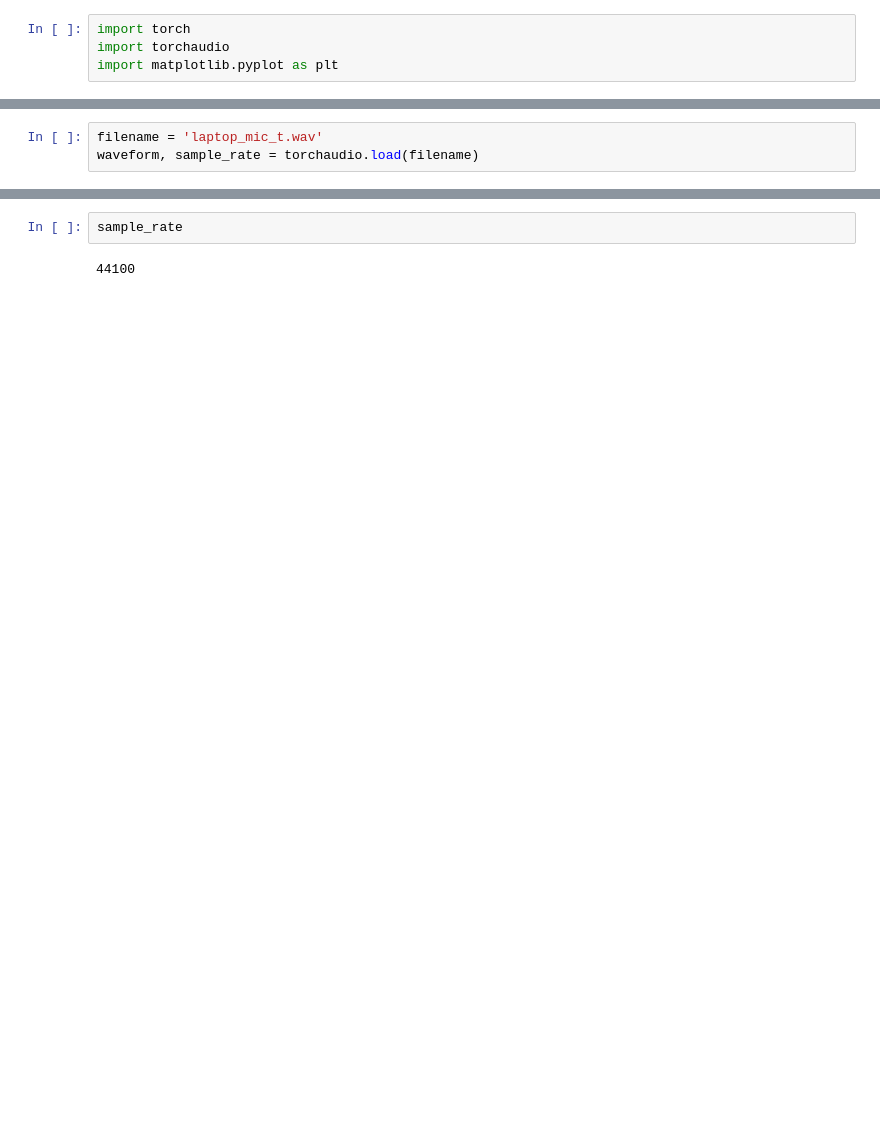
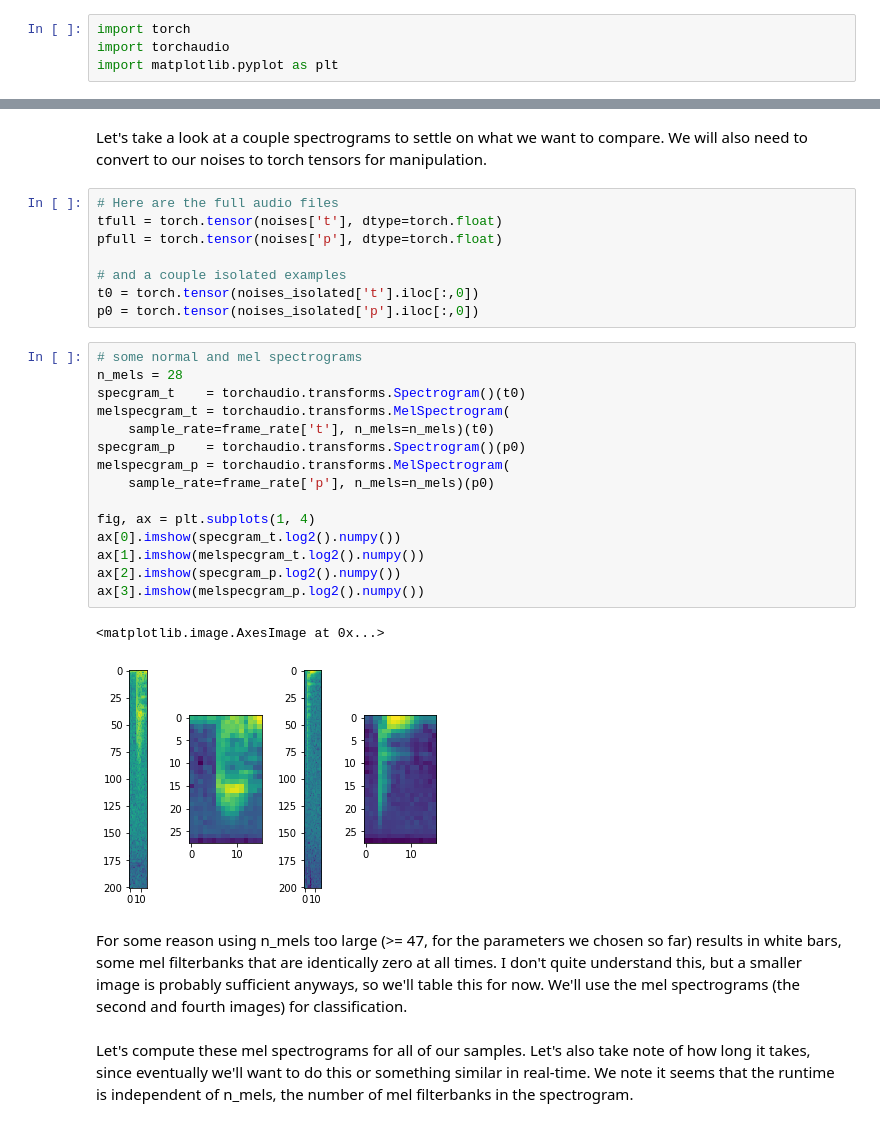
Before and after one commit to tremol/beatbot-noise-control, a Jupyter notebook: Noises - cleaning and training.ipynb, the cells around one changed output, grey strips where cells are left out. Saved outputs shown, nothing was run; the diff lists cells and outputs as text; blank space fills up the shorter version.

Commit message:
prepared spectrogram datasets for training and testing

```diff
--- a/Noises - cleaning and training.ipynb
+++ b/Noises - cleaning and training.ipynb
@@ -264,3 +209,0 @@ torch.Size([40, 1715])
-# %%
-filename = 'laptop_mic_t.wav'
-waveform, sample_rate = torchaudio.load(filename)
@@ -307,4 +210,32 @@ plt.plot(difference.numpy())
-# %%
-sample_rate
-# %% [output]
-44100
+# %% [markdown]
+Let's take a look at a couple spectrograms to settle on what we want to compare. We will also need to convert to our noises to torch tensors for manipulation.
+# %%
+# Here are the full audio files
+tfull = torch.tensor(noises['t'], dtype=torch.float)
+pfull = torch.tensor(noises['p'], dtype=torch.float)
+
+# and a couple isolated examples
+t0 = torch.tensor(noises_isolated['t'].iloc[:,0])
+p0 = torch.tensor(noises_isolated['p'].iloc[:,0])
+# %%
+# some normal and mel spectrograms
+n_mels = 28
+specgram_t    = torchaudio.transforms.Spectrogram()(t0)
+melspecgram_t = torchaudio.transforms.MelSpectrogram(
+    sample_rate=frame_rate['t'], n_mels=n_mels)(t0)
+specgram_p    = torchaudio.transforms.Spectrogram()(p0)
+melspecgram_p = torchaudio.transforms.MelSpectrogram(
+    sample_rate=frame_rate['p'], n_mels=n_mels)(p0)
+
+fig, ax = plt.subplots(1, 4)
+ax[0].imshow(specgram_t.log2().numpy())
+ax[1].imshow(melspecgram_t.log2().numpy())
+ax[2].imshow(specgram_p.log2().numpy())
+ax[3].imshow(melspecgram_p.log2().numpy())
+# %% [output]
+<matplotlib.image.AxesImage at 0x...>
+[figure, added]
+# %% [markdown]
+For some reason using n_mels too large (>= 47, for the parameters we chosen so far) results in white bars, some mel filterbanks that are identically zero at all times. I don't quite understand this, but a smaller image is probably sufficient anyways, so we'll table this for now. We'll use the mel spectrograms (the second and fourth images) for classification.
+# %% [markdown]
+Let's compute these mel spectrograms for all of our samples. Let's also take note of how long it takes, since eventually we'll want to do this or something similar in real-time. We note it seems that the runtime is independent of n_mels, the number of mel filterbanks in the spectrogram.
```
Also changed, not shown: parts of 27 cells of this notebook, 4 other files.
